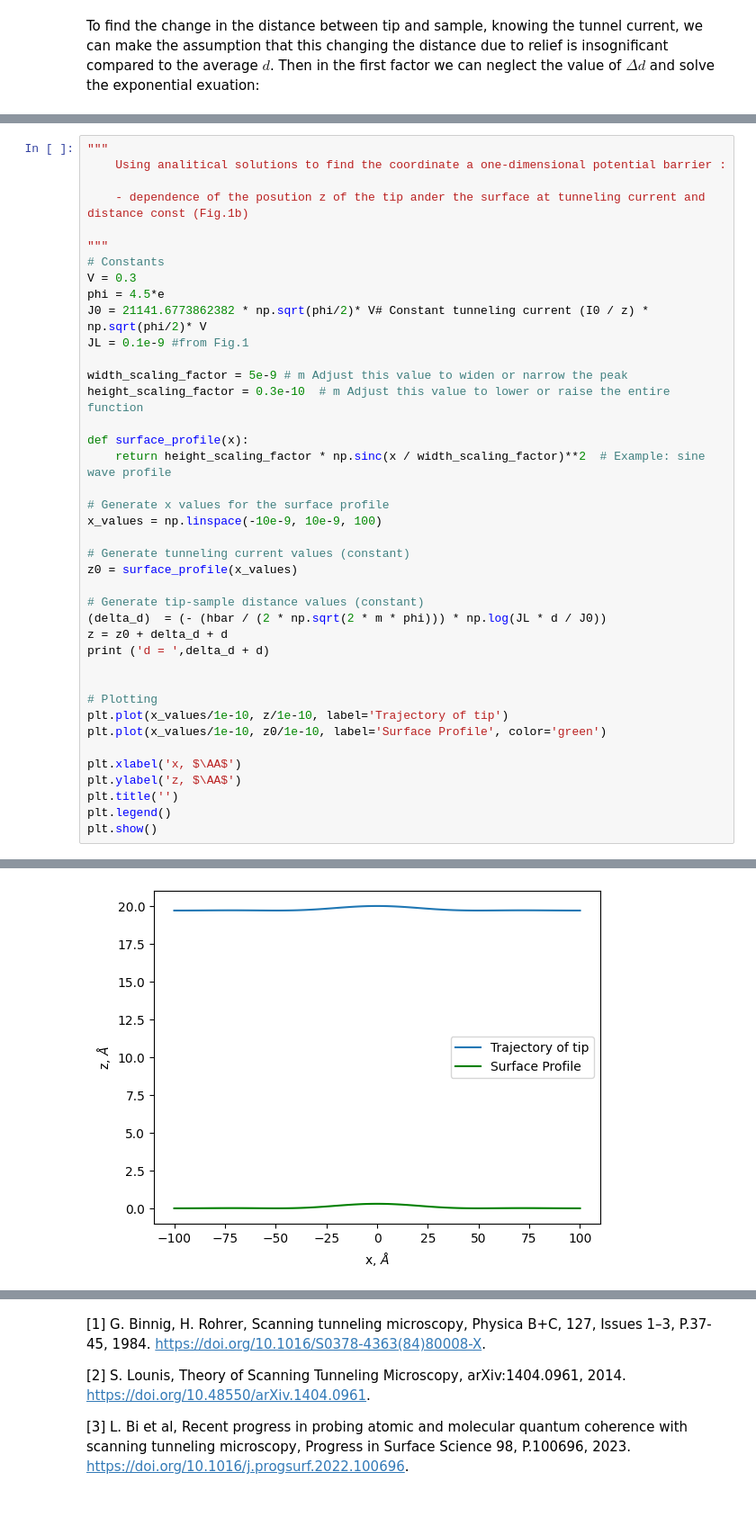
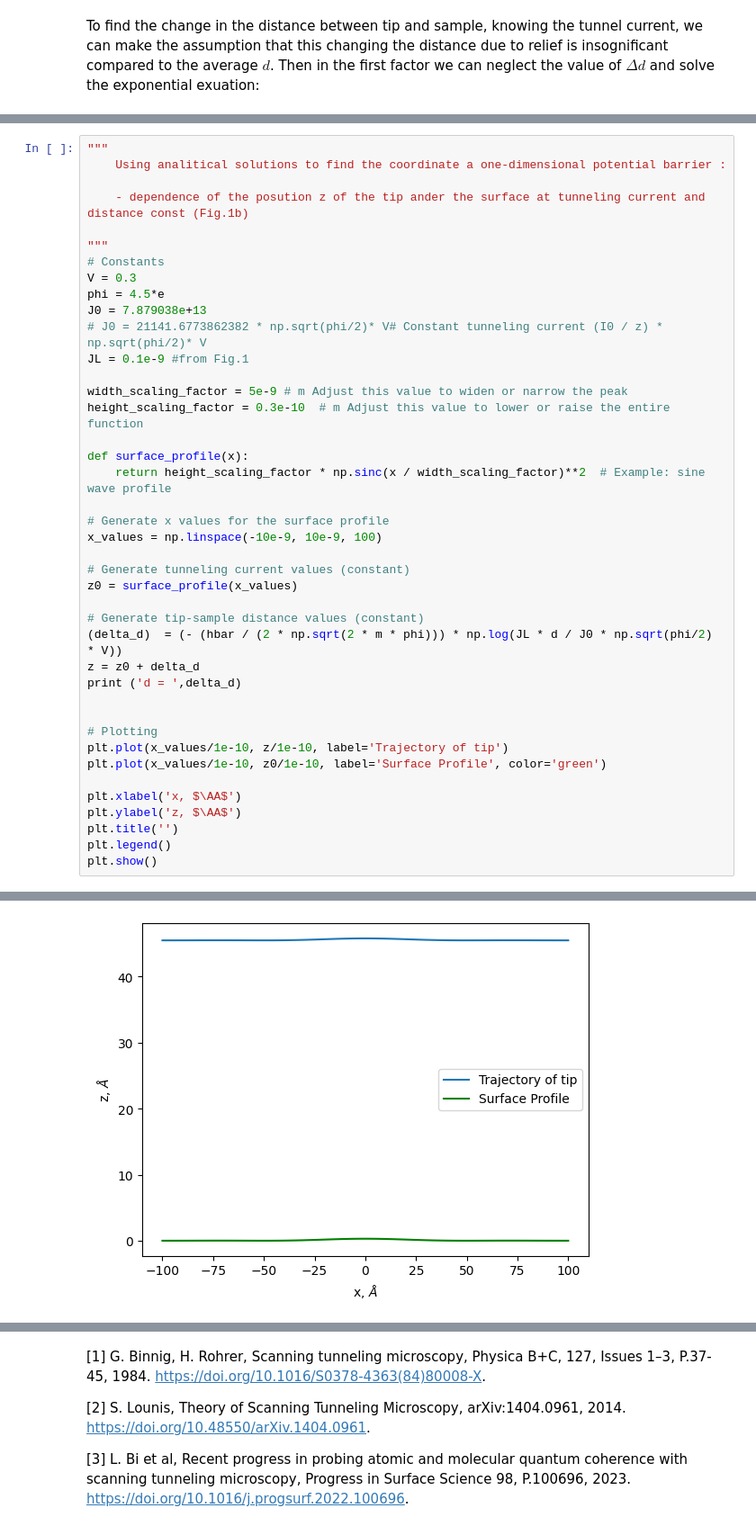
Before and after one commit to MariyaSV78/notebook_STM, a Jupyter notebook: STM/STM.ipynb, the cells around one changed output, grey strips where cells are left out. Shown at 90% size. Saved outputs shown, nothing was run; the diff lists cells and outputs as text.

```diff
--- a/STM/STM.ipynb
+++ b/STM/STM.ipynb
@@ -772,7 +782,8 @@ $\Delta d$  is the tip-sample distance changing.
 # Constants
 V = 0.3
 phi = 4.5*e
-J0 = 21141.6773862382 * np.sqrt(phi/2)* V# Constant tunneling current (I0 / z) * np.sqrt(phi/2)* V
+J0 = 7.879038e+13
+# J0 = 21141.6773862382 * np.sqrt(phi/2)* V# Constant tunneling current (I0 / z) * np.sqrt(phi/2)* V
 JL = 0.1e-9 #from Fig.1
 
 width_scaling_factor = 5e-9 # m Adjust this value to widen or narrow the peak
@@ -788,9 +799,9 @@ x_values = np.linspace(-10e-9, 10e-9, 100)
 z0 = surface_profile(x_values)
 
 # Generate tip-sample distance values (constant)
-(delta_d)  = (- (hbar / (2 * np.sqrt(2 * m * phi))) * np.log(JL * d / J0))
-z = z0 + delta_d + d
-print ('d = ',delta_d + d)
+(delta_d)  = (- (hbar / (2 * np.sqrt(2 * m * phi))) * np.log(JL * d / J0 * np.sqrt(phi/2) * V))
+z = z0 + delta_d
+print ('d = ',delta_d)
 
 
 # Plotting
@@ -807 +818 @@ d =  1.970687666703567e-09
-[figure, old version]
+[figure, new version]
```
Also changed, not shown: parts of 13 cells of this notebook, 1 other file.
